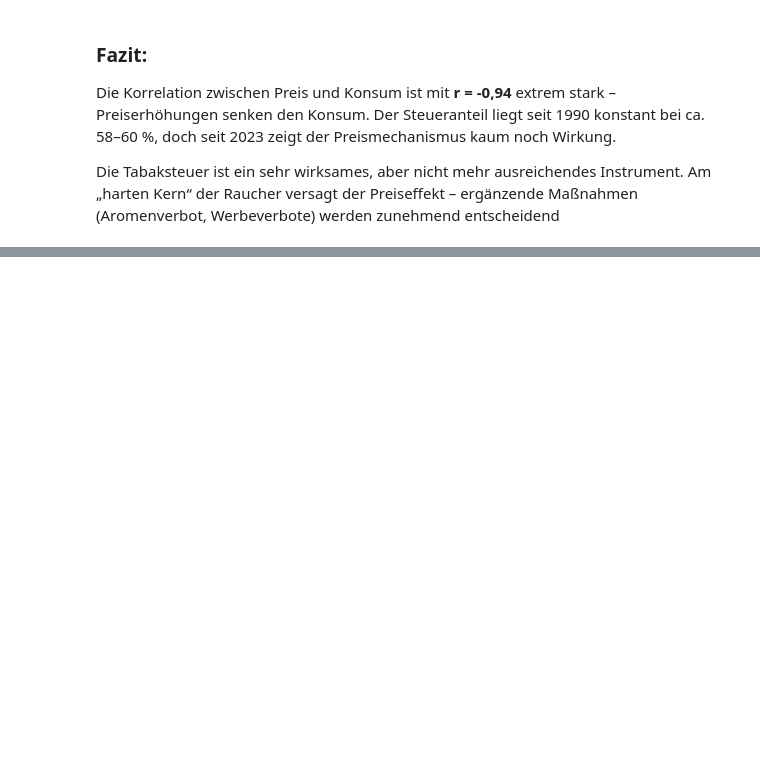
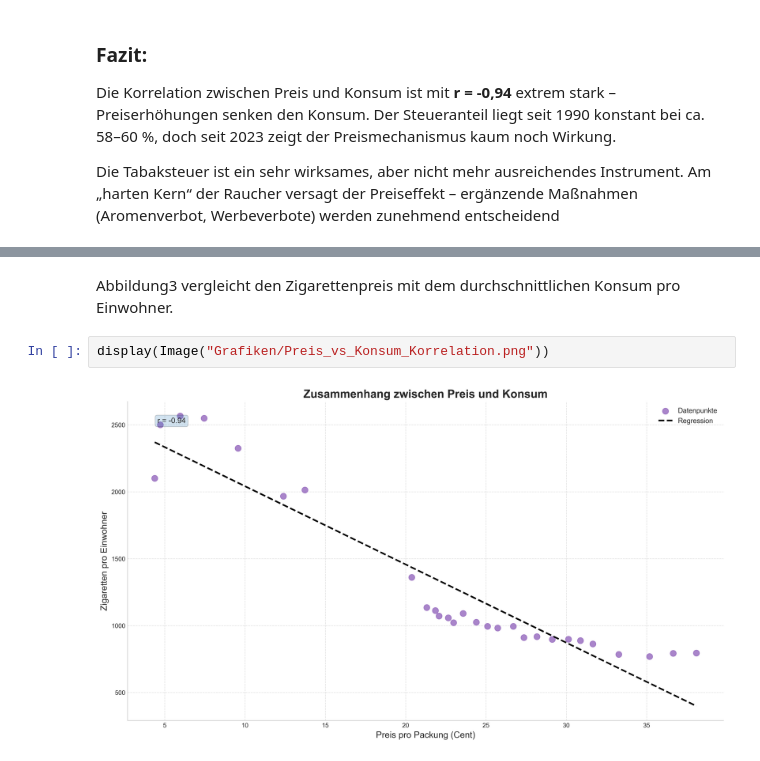
Before and after one commit to evda1011/Informprojekt_SoSe2026, a Jupyter notebook: __Markt-analyse__/Markt-Analyse.ipynb, the cells around one changed output, grey strips where cells are left out. Cells and saved outputs as stored; diff of their text form; blank space fills up the shorter version.

```diff
--- a/__Markt-analyse__/Markt-Analyse.ipynb
+++ b/__Markt-analyse__/Markt-Analyse.ipynb
@@ -22,0 +70,6 @@ Die Tabaksteuer ist ein sehr wirksames, aber nicht mehr ausreichendes Instrument
+# %% [markdown]
+Abbildung3  vergleicht den Zigarettenpreis mit dem durchschnittlichen Konsum pro Einwohner.
+# %%
+display(Image("Grafiken/Preis_vs_Konsum_Korrelation.png"))
+# %% [output]
+[figure, added]
```
Also changed, not shown: parts of 15 cells of this notebook, 17 other files.
